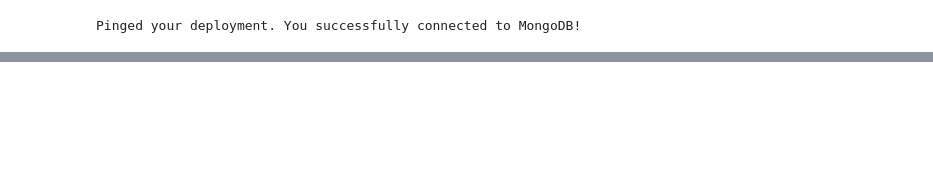
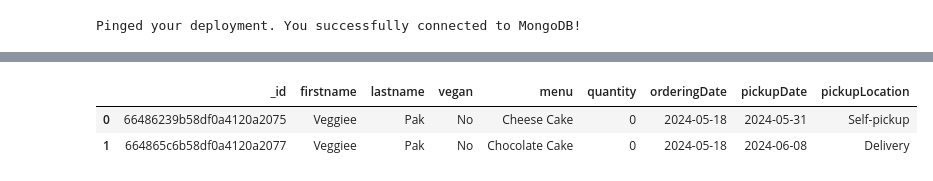
Before and after one commit to Pakapakk/database-design-for-data-engineering, a Jupyter notebook: cake_shop_search.ipynb, the cells around one changed output, grey strips where cells are left out. Saved outputs shown, nothing was run; the diff lists cells and outputs as text; code cells hidden in the pictures; blank space fills up the shorter version.

```diff
--- a/cake_shop_search.ipynb
+++ b/cake_shop_search.ipynb
@@ -128,0 +135,36 @@ baking schedule based on pickup date
+# %%
+# Customer Order History
+
+def getOrderHistoryByCustomerID(order_id, CustomerCollection, OrderCollection):
+    # Find the order document in OrderCollection
+    customerDocument = CustomerCollection.find_one({'_id': ObjectId(order_id)})
+
+    if not customerDocument:
+        return pd.DataFrame()  # Return an empty DataFrame if the order is not found
+
+    # Extract the first name and last name from the order document
+    firstname = customerDocument.get('firstname')
+    lastname = customerDocument.get('lastname')
+
+    # Find the customer document in CustomerCollection using the first name and last name
+    customerOrderHistory = list(OrderCollection.find({
+        '$and': [
+            {'firstname': firstname},
+            {'lastname': lastname}
+        ]
+    }))
+
+    # Create a DataFrame from the customerOrderHistory
+    customerOrderHistory = pd.DataFrame(customerOrderHistory)
+
+    return customerOrderHistory
+# %%
+wanted_customer_id = "664761bd06cdc709b70778df" #@param {type : "string"}
+
+selectedCustomerHistory = getOrderHistoryByCustomerID(wanted_customer_id, CustomerCollection, OrderCollection)
+
+selectedCustomerHistory
+# %% [output]
+|  | _id | firstname | lastname | vegan | menu | quantity | orderingDate | pickupDate | pickupLocation |
+| 0 | 66486239b58df0a4120a2075 | Veggiee | Pak | No | Cheese Cake | 0 | 2024-05-18 | 2024-05-31 | Self-pickup |
+| 1 | 664865c6b58df0a4120a2077 | Veggiee | Pak | No | Chocolate Cake | 0 | 2024-05-18 | 2024-06-08 | Delivery |
```
Also changed, not shown: parts of 6 cells of this notebook.
